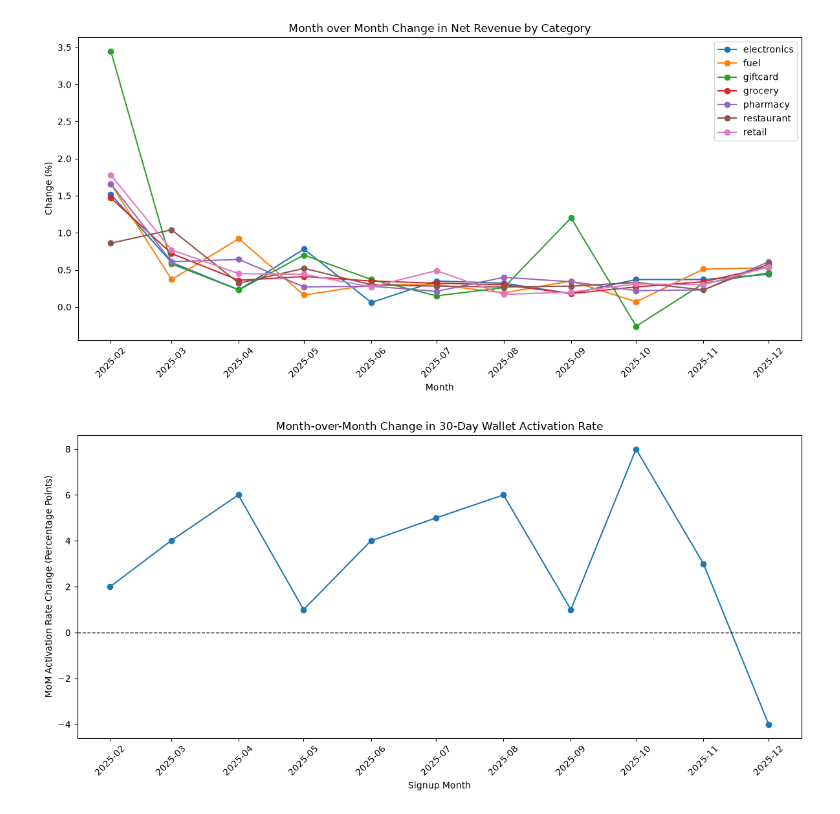
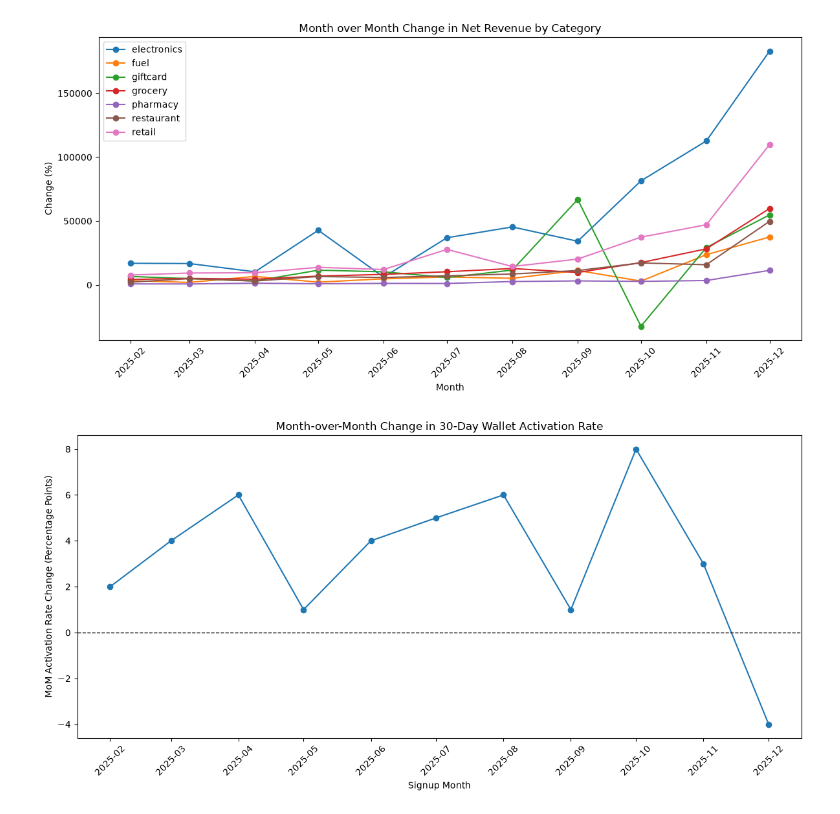
Before and after one commit to philjhowson/payments-challenge, a Jupyter notebook: notebooks/03_investigation.ipynb, the cells around one changed output. Cells and saved outputs as stored; diff of their text form; code cells hidden in the pictures.

```diff
--- a/notebooks/03_investigation.ipynb
+++ b/notebooks/03_investigation.ipynb
@@ -25,5 +7,43 @@ df["month"] = pd.to_datetime(df["month"])
 # %%
-def plot_metric(df, metric, title, ylabel):
+def plot_metric(metric: str, title: str, ylabel: str) -> pd.DataFrame:
+    """
+    Plot a monthly revenue metric by merchant segment.
+
+    Parameters
+    ----------
+    metric : str
+        Column from the fct_monthly_revenue model to plot.
+        Examples include 'authorized_eur', 'refunded_eur',
+        'reversed_eur', 'net_revenue_eur', and 'mom_change'.
+
+    title : str
+        Title displayed on the chart.
+
+    ylabel : str
+        Label displayed on the y-axis.
+
+    Returns
+    -------
+    pandas.DataFrame
+        Data used to generate the plot.
+    """
+    con = duckdb.connect("../dev.duckdb")
+
+    df = con.execute(f"""
+        select
+            month,
+            segment,
+            {metric}
+        from fct_monthly_revenue
+        where month < '2026-01'
+        order by month, segment
+
+    """).df()
+
+    con.close()
+
+    df["month"] = pd.to_datetime(df["month"])
+
     plt.figure(figsize=(12, 6))
 
     for segment, group in df.groupby("segment"):
@@ -47,7 +67,7 @@ def plot_metric(df, metric, title, ylabel):
 
     return df
 # %%
-monthly_change_analysis = plot_metric(df, "mom_change", "Month over Month Change in Net Revenue by Category", "Change (%)")
+monthly_change_analysis = plot_metric("mom_change_eur", "Month over Month Change in Net Revenue by Category", "Change (%)")
 # %% [output]
-[figure, old version]
+[figure, new version]
 # %%
```
Also changed, not shown: parts of 5 cells of this notebook, 9 other files.
